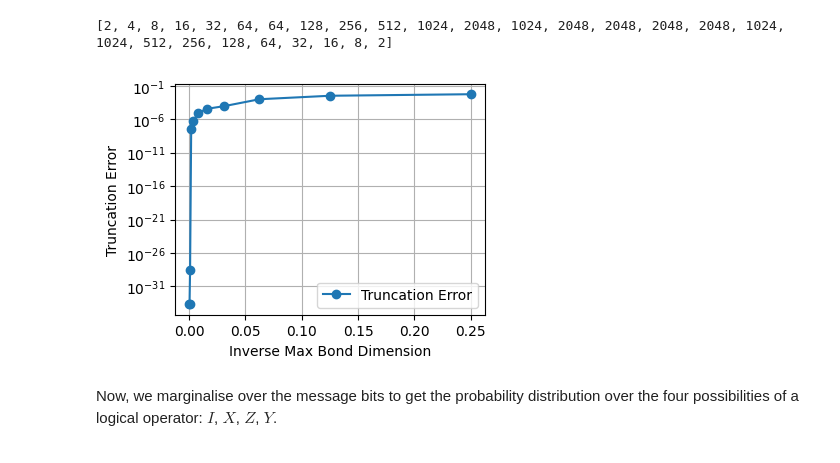
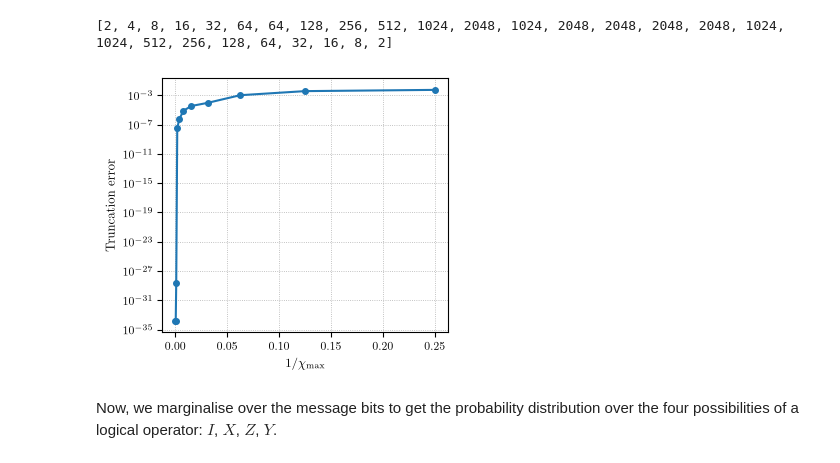
Before and after one commit to quicophy/mdopt, a Jupyter notebook: docs/source/notebooks/quantum_surface.ipynb, the cells around one changed output. Cells and saved outputs as stored; diff of their text form; code cells hidden in the pictures.

```diff
--- a/docs/source/notebooks/quantum_surface.ipynb
+++ b/docs/source/notebooks/quantum_surface.ipynb
@@ -241,7 +260,7 @@ print(error_mps.bond_dimensions)
 # %% [output]
 [2, 4, 8, 16, 32, 64, 64, 128, 256, 512, 1024, 2048, 1024, 2048, 2048, 2048, 2048, 1024, 1024, 512, 256, 128, 64, 32, 16, 8, 2]
 # %%
-bond_dims = [np.inf, 2048, 1024, 512, 256, 128, 64, 32, 16, 8, 4]
+bond_dims = [np.inf, 64, 8] if FAST else [np.inf, 2048, 1024, 512, 256, 128, 64, 32, 16, 8, 4]
 inv_bond_dims = [1 / bd for bd in bond_dims]
 errors = []
 for chi in tqdm(bond_dims):
@@ -252,17 +271,24 @@ for chi in tqdm(bond_dims):
             )[1]
         )
     )
-# %%
-plt.figure(figsize=(4, 3))
-plt.plot(inv_bond_dims, errors, marker="o", label="Truncation Error")
-plt.xlabel("Inverse Max Bond Dimension")
-plt.ylabel("Truncation Error")
-plt.grid(True)
-plt.yscale("log")
-plt.legend()
-plt.show()
-# %% [output]
-[figure, removed]
+# %%
+import matplotlib as mpl
+mpl.rcParams.update({
+    "text.usetex": True, "font.family": "serif", "font.size": 9,
+    "axes.labelsize": 9, "legend.fontsize": 7,
+    "xtick.labelsize": 8, "ytick.labelsize": 8,
+})
+
+fig, ax = plt.subplots(figsize=(3.5, 3.0), constrained_layout=True)
+ax.plot(inv_bond_dims, errors, marker="o", linewidth=1.5, markersize=4)
+ax.set_xlabel(r"$1/\chi_{\max}$")
+ax.set_ylabel("Truncation error")
+ax.set_yscale("log")
+ax.grid(True, ls=":", linewidth=0.6)
+fig.savefig(figure("surface-truncation-error.pdf"), dpi=300, bbox_inches="tight")
+plt.show()
+# %% [output]
+[figure, added]
 # %% [markdown]
 Now, we marginalise over the message bits to get the probability distribution over the four possibilities of a logical operator: $I$, $X$, $Z$, $Y$.
 # %%
```
Also changed, not shown: parts of 24 cells of this notebook, 10 other files.
